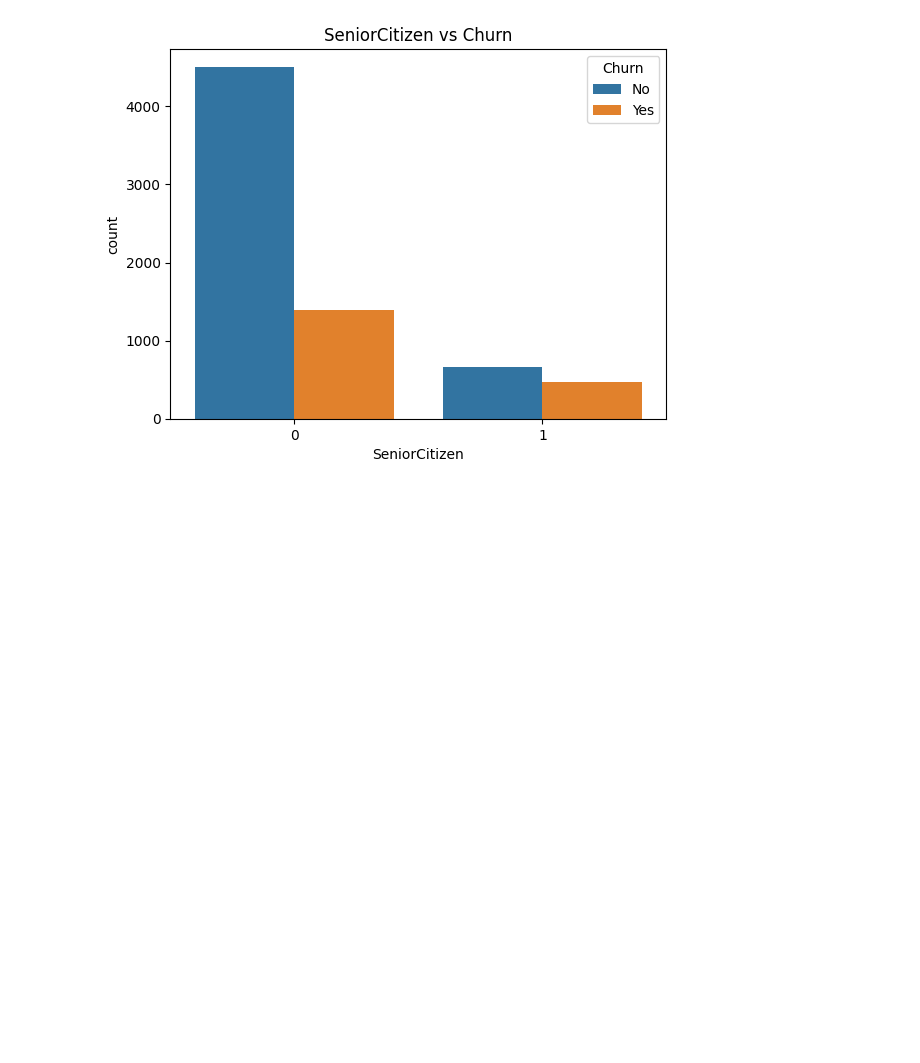
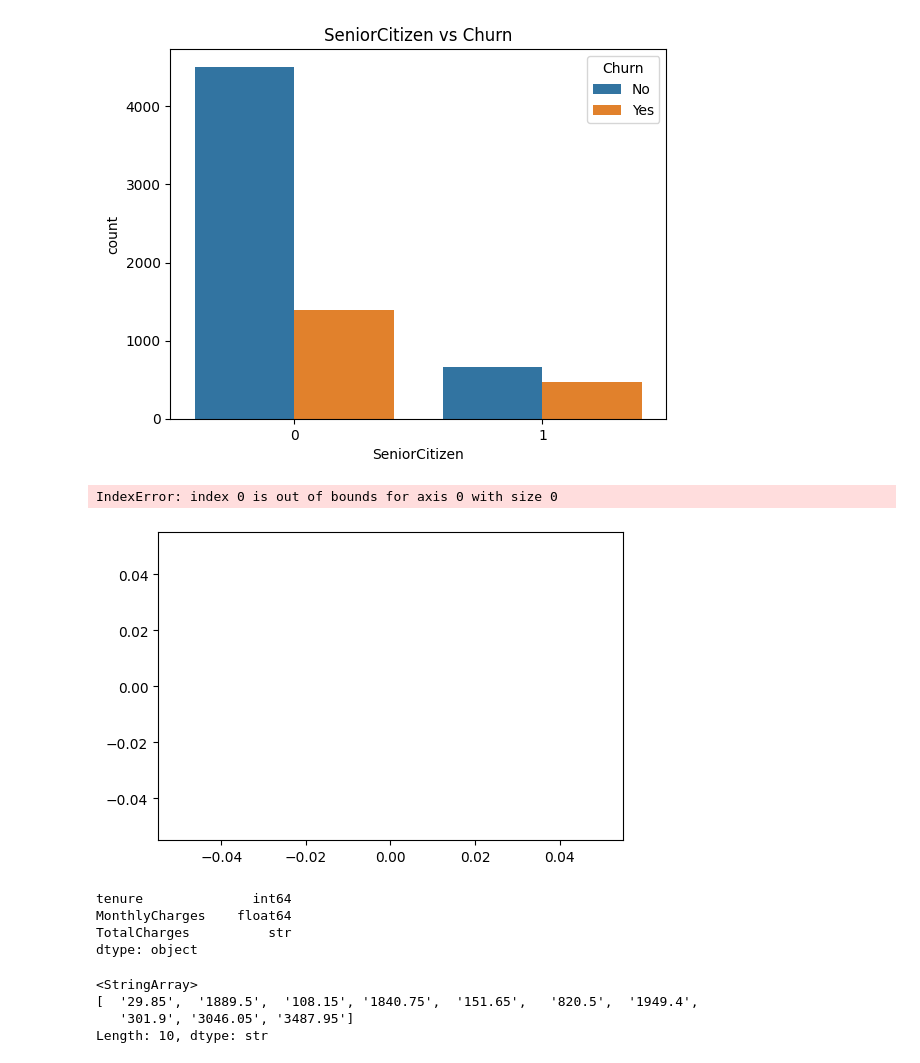
Before and after one commit to mhkzmi/Customer-Churn-Prediction-MLProject, a Jupyter notebook: notebooks/01_eda.ipynb, the cells around one changed output. Drawn from its saved outputs; the diff is of its cells as text; code cells hidden in the pictures; blank space fills up the shorter version.

Commit message:
Complete EDA with correlation and missing value analysis

```diff
--- a/notebooks/01_eda.ipynb
+++ b/notebooks/01_eda.ipynb
@@ -99,0 +100,26 @@ plt.show()
+# %%
+missing = df.isnull().mean() * 100
+missing = missing[missing > 0]
+
+plt.figure(figsize=(6,4))
+missing.sort_values().plot(kind='barh')
+plt.title('Percentage of Missing Values per Feature')
+plt.xlabel('Percentage')
+plt.show()
+# %% [output]
+IndexError: index 0 is out of bounds for axis 0 with size 0
+[figure, added]
+# %%
+df[['tenure', 'MonthlyCharges', 'TotalCharges']].dtypes
+# %% [output]
+tenure              int64
+MonthlyCharges    float64
+TotalCharges          str
+dtype: object
+# %%
+df['TotalCharges'].unique()[:10]
+# %% [output]
+<StringArray>
+[  '29.85',  '1889.5',  '108.15', '1840.75',  '151.65',   '820.5',  '1949.4',
+   '301.9', '3046.05', '3487.95']
+Length: 10, dtype: str
```
Also changed, not shown: parts of 5 cells of this notebook.
